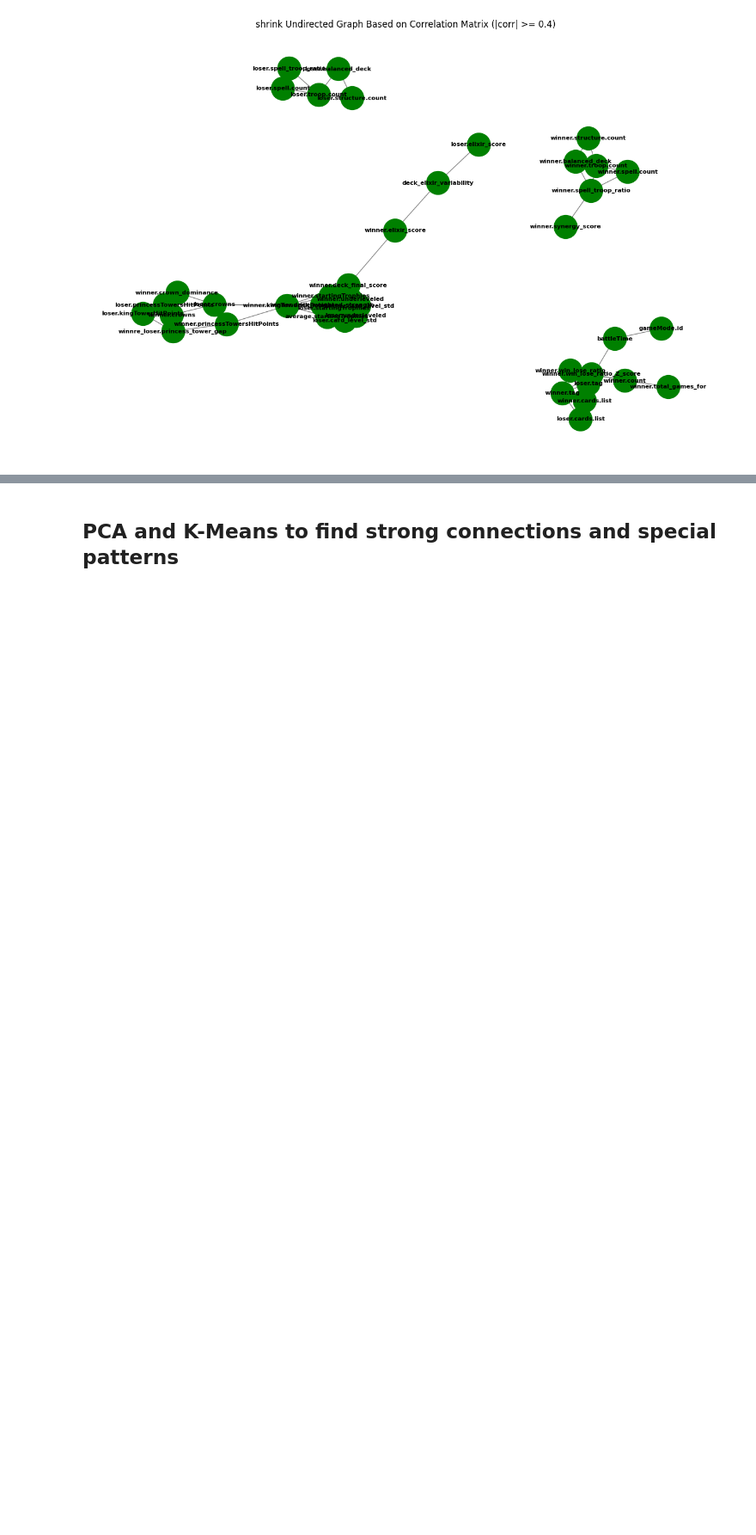
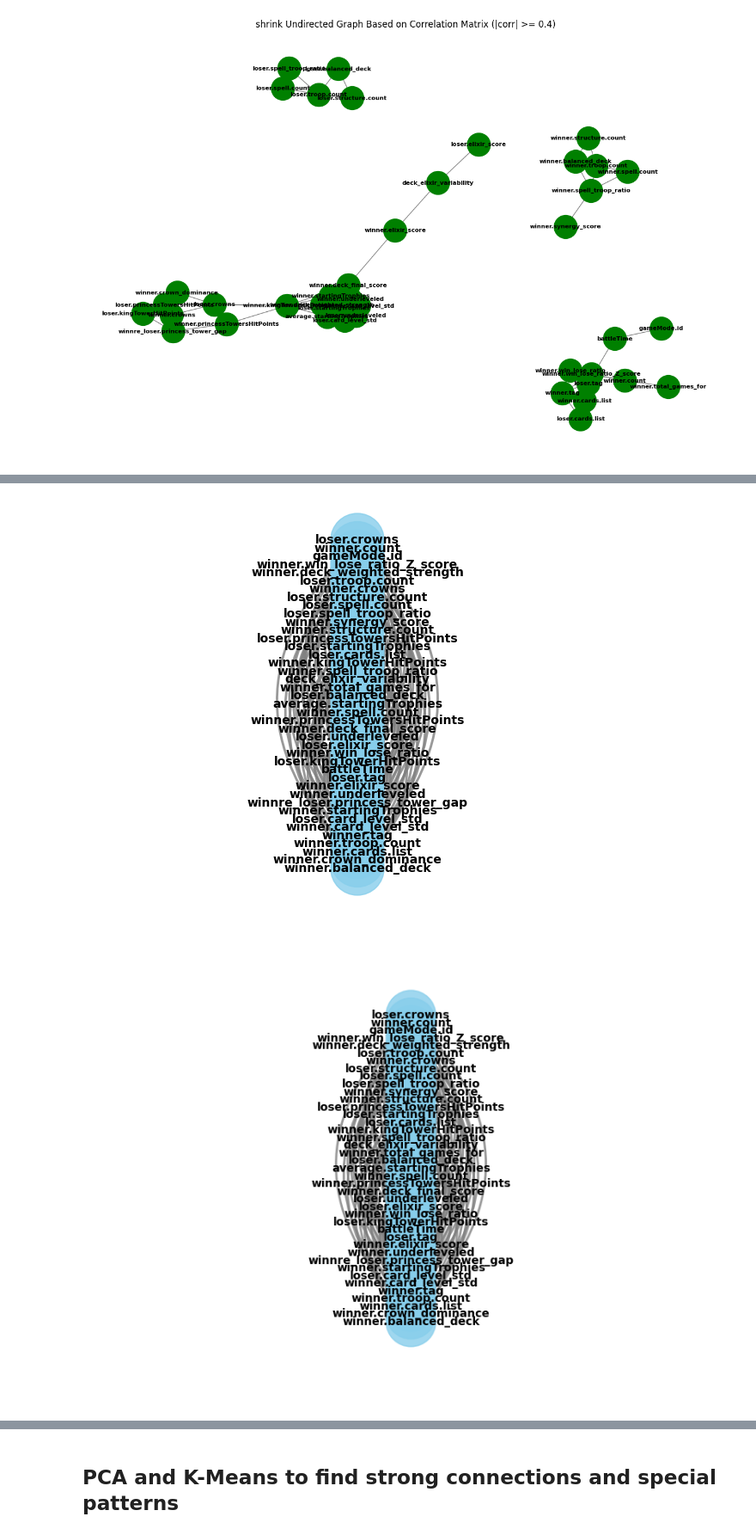
Before and after one commit to Av0cat0/Clash-Royale-Causal-analysis, a Jupyter notebook: yagel-visualizations.ipynb, the cells around one changed output, grey strips where cells are left out. Shown at 86% size. Saved outputs shown, nothing was run; the diff lists cells and outputs as text; code cells hidden in the pictures; blank space fills up the shorter version.

```diff
--- a/yagel-visualizations.ipynb
+++ b/yagel-visualizations.ipynb
@@ -381,3 +401,25 @@ for subgraph in nx.connected_components(shrink_G):
+# %%
+# run do-calculus
+import numpy.random.bit_generator as bit_generator
+bit_generator = bit_generator
+from dowhy import CausalModel
+import pandas
+data = shrinked_battles_df.copy()
+
+model=CausalModel(
+		data = data,
+		treatment='winner.tag',
+		outcome='winner.win_lose_ratio',
+		graph=nx.nx_pydot.to_pydot(shrink_G).to_string()
+		# common_causes=['winner.elixir.average', 'loser.elixir.average', 'winner_loser.elixir_gap', 'winner_loser.elixir_advantage']
+		)
+model.view_model()
+from IPython.display import Image, display
+# Save the causal model graph to a file
+display(Image(filename="causal_model.png"))
+# %% [output]
+[figure, added]
+[figure, added]
 # %%
 import pandas as pd
 import seaborn as sns
```
Also changed, not shown: parts of 12 cells of this notebook, 6 other files.
